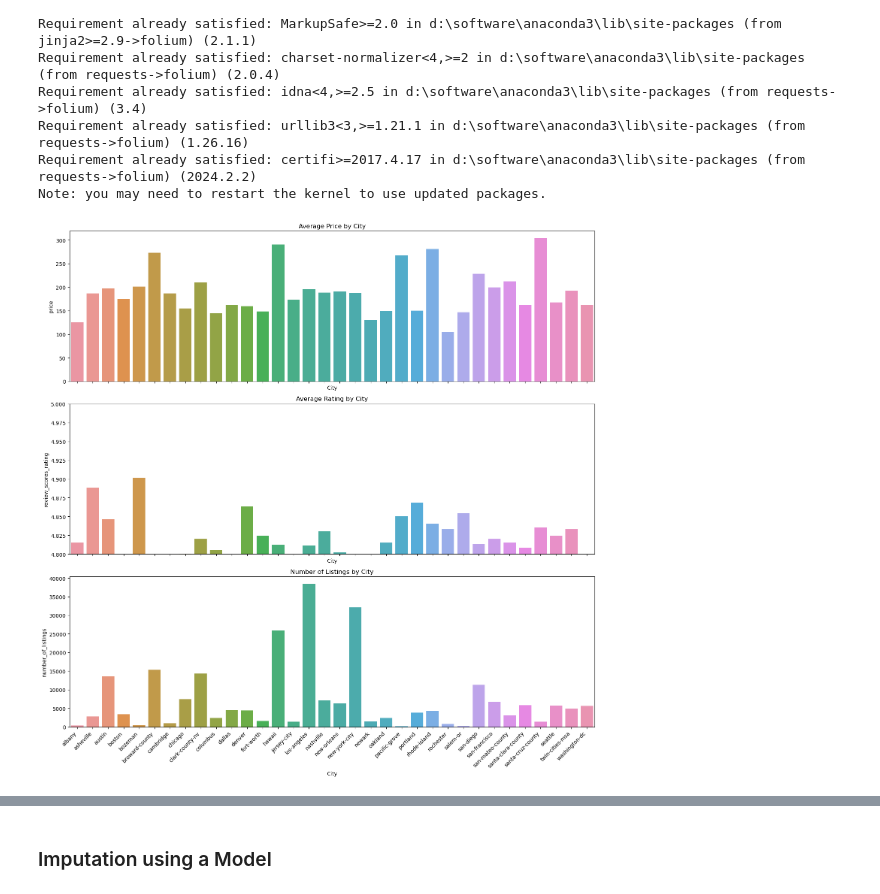
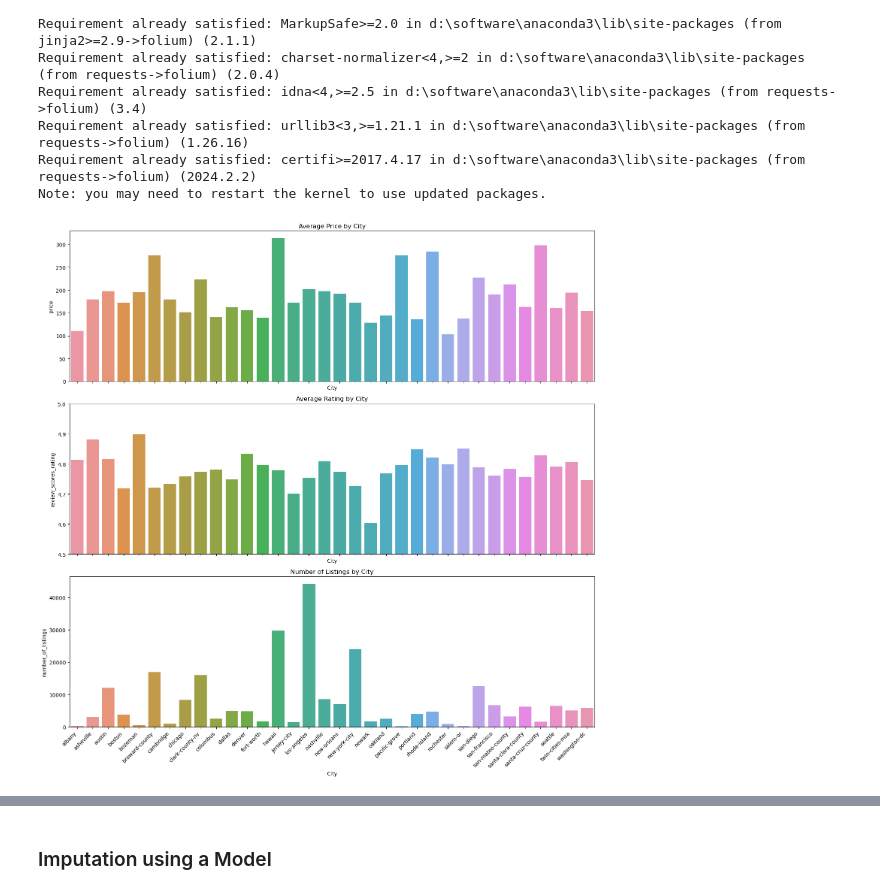
Before and after one commit to DATS6103-Team5/FinalProject, a Jupyter notebook: Data_Preprocessing.ipynb, the cells around one changed output, grey strips where cells are left out. Drawn from its saved outputs; the diff is of its cells as text; code cells hidden in the pictures.

Commit message:
Update outlier removal
Changed outlier removal method. Since the price of listings is extremely right skewed. I removed listings with price higher than $1200. This is the updated EDA and heatmap

```diff
--- a/Data_Preprocessing.ipynb
+++ b/Data_Preprocessing.ipynb
@@ -459,11 +459,13 @@ starter_listings_df[cat_cols].describe()
 ### Remove Outliers
 # %%
 #Remove outliers for all Numerical Columns
-Q1 = starter_listings_df[num_cols].quantile(0.10)
-Q3 = starter_listings_df[num_cols].quantile(0.90)
+"""Q1 = starter_listings_df[num_cols].quantile(0.25)
+Q3 = starter_listings_df[num_cols].quantile(0.75)
 IQR = Q3 - Q1
-starter_listings_df = starter_listings_df[~((starter_listings_df[num_cols] < (Q1 - 1.5 * IQR)) |
-                                   (starter_listings_df[num_cols] > (Q3 + 1.5 * IQR))).any(axis=1)]
+starter_listings_df = starter_listings_df[~((starter_listings_df[num_cols] < (Q1 - 2.2 * IQR)) |
+                                   (starter_listings_df[num_cols] > (Q3 + 2.2 * IQR))).any(axis=1)]
+"""
+starter_listings_df = starter_listings_df[starter_listings_df['price'] <= 1200]
 # %% [markdown]
 ## Handling Missing values.
 # %% [markdown]
@@ -611,35 +613,35 @@ import seaborn as sns
 # Group data by 'City' and calculate average price, rating, total number of listing for each city
 city_stats = simple_imputed_df.groupby('City').agg({
     'price': 'mean',
     'review_scores_rating': 'mean',
     'id': 'count'
 }).rename(columns={'id': 'number_of_listings'}).reset_index()
 
 fig, axes = plt.subplots(3, 1, figsize=(15, 15), sharex=True)
 
 # Price
 sns.barplot(x='City', y='price', data=city_stats, ax=axes[0])
 axes[0].set_title('Average Price by City')
 
 # Rating
 sns.barplot(x='City', y='review_scores_rating', data=city_stats, ax=axes[1])
-axes[1].set_ylim(4.8, 5)
+axes[1].set_ylim(4.5, 5)
 axes[1].set_title('Average Rating by City')
 
 # Number of listings
 sns.barplot(x='City', y='number_of_listings', data=city_stats, ax=axes[2])
 axes[2].set_title('Number of Listings by City')
 
 # Rotate x-axis label
 for ax in axes:
     for label in ax.get_xticklabels():
         label.set_rotation(45)
         label.set_ha('right')
 
 plt.tight_layout()
 plt.show()
 # %% [output]
-[figure, old version]
+[figure, new version]
 # %%
 """
 6. Compare room types in terms of price, rating, and number of listing.
```
Also changed, not shown: parts of 7 cells of this notebook.
